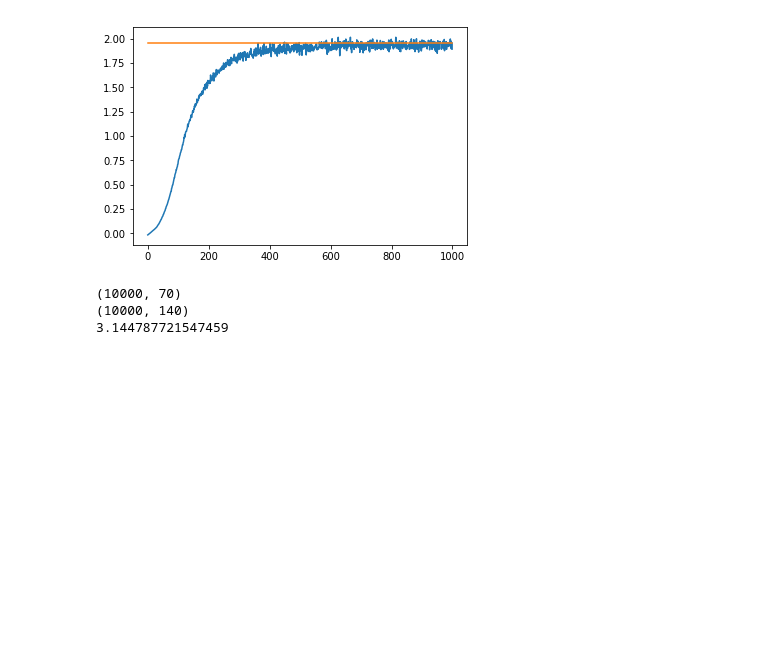
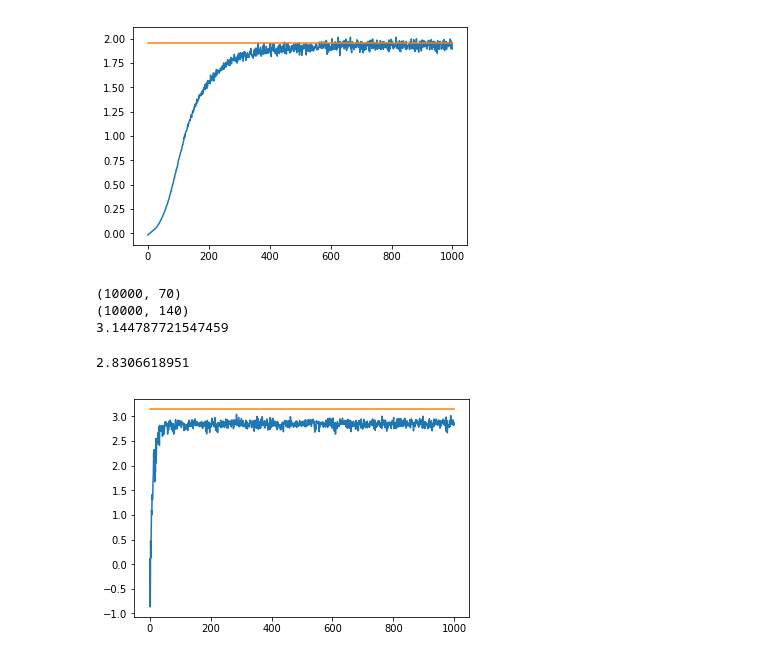
Before and after one commit to JaeDukSeo/Mututal-Information, a Jupyter notebook: z tensorflow.ipynb, the cells around one changed output. Drawn from its saved outputs; the diff is of its cells as text; code cells hidden in the pictures; blank space fills up the shorter version.

```diff
--- a/z tensorflow.ipynb
+++ b/z tensorflow.ipynb
@@ -266,28 +266,28 @@ print(mi)
 (10000, 140)
 3.144787721547459
 # %%
-x = tf.placeholder(tf.float32, [None,1])
-y = tf.placeholder(tf.float32, [None,1])
-y_ = tf.placeholder(tf.float32, [None,1])
+x = tf.placeholder(tf.float32, [None,dimension//2])
+y = tf.placeholder(tf.float32, [None,dimension//2])
+y_ = tf.placeholder(tf.float32, [None,dimension//2])
 
-n_hidden=10
+n_hidden=15
 
-Wx=tf.Variable(tf.random_normal(stddev=0.1,shape=[1,n_hidden]))
-Wy=tf.Variable(tf.random_normal(stddev=0.1,shape=[1,n_hidden]))
-b=tf.Variable(tf.constant(0.1,shape=[n_hidden]))
+Wx=tf.Variable(tf.random_normal(stddev=0.05,shape=[dimension//2,n_hidden]))
+Wy=tf.Variable(tf.random_normal(stddev=0.05,shape=[dimension//2,n_hidden]))
+b=tf.Variable(tf.constant(0.0,shape=[n_hidden]))
 
-hidden_joint=tf.nn.relu(tf.matmul(x,Wx)+tf.matmul(y,Wy)+b)
-hidden_marg=tf.nn.relu(tf.matmul(x,Wx)+tf.matmul(y_,Wy)+b)
+hidden_joint=tf.nn.elu(tf.matmul(x,Wx)+tf.matmul(y,Wy)+b)
+hidden_marg=tf.nn.elu(tf.matmul(x,Wx)+tf.matmul(y_,Wy)+b)
 
-Wout=tf.Variable(tf.random_normal(stddev=0.1,shape=[n_hidden,1]))
-bout=tf.Variable(tf.constant(0.1,shape=[1]))
+Wout=tf.Variable(tf.random_normal(stddev=0.05,shape=[n_hidden,1]))
+bout=tf.Variable(tf.constant(0.0,shape=[1]))
 
 out_joint=tf.matmul(hidden_joint,Wout)+bout
 out_marg=tf.matmul(hidden_marg,Wout)+bout
 
 lower_bound=tf.reduce_mean(out_joint)-tf.log(tf.reduce_mean(tf.exp(out_marg)))
 
-train_step = tf.train.AdamOptimizer(0.005).minimize(-lower_bound)
+train_step = tf.train.AdamOptimizer(0.05).minimize(-lower_bound)
 
 values = []
 # sess = tf.InteractiveSession()
@@ -300,6 +300,14 @@ for i in range(1000):
     sys.stdout.write("\r" + str(number))
     sys.stdout.flush()
     values.append(number)
+# %% [output]
+2.8306618951
+# %%
+plt.plot(values)
+plt.plot(np.ones_like(values)*mi)
+plt.show()
+# %% [output]
+[figure, added]
 # %%
 plt.plot(values)
 plt.plot(np.ones_like(values)*mi)
```
Also changed, not shown: parts of 2 cells of this notebook.
